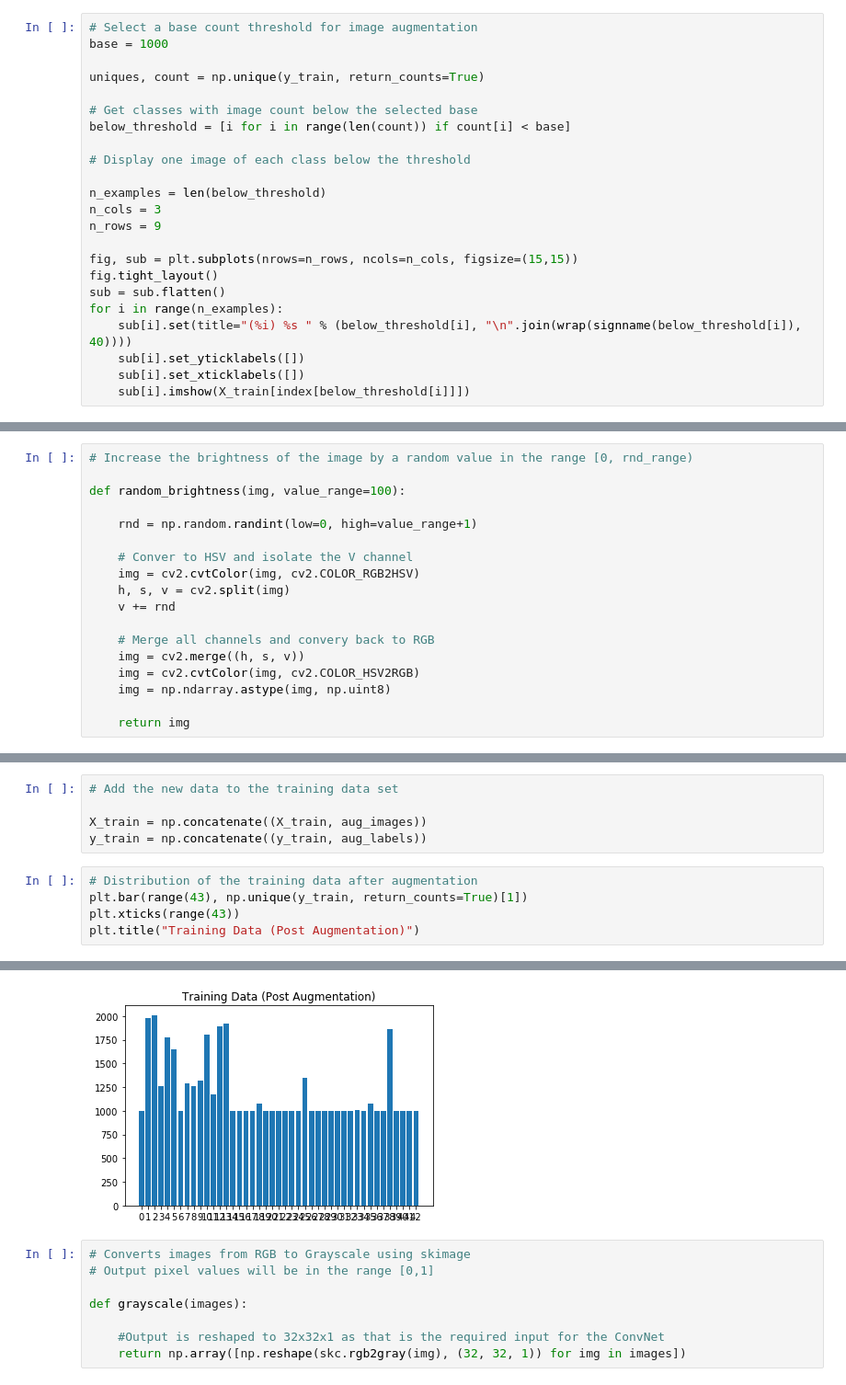
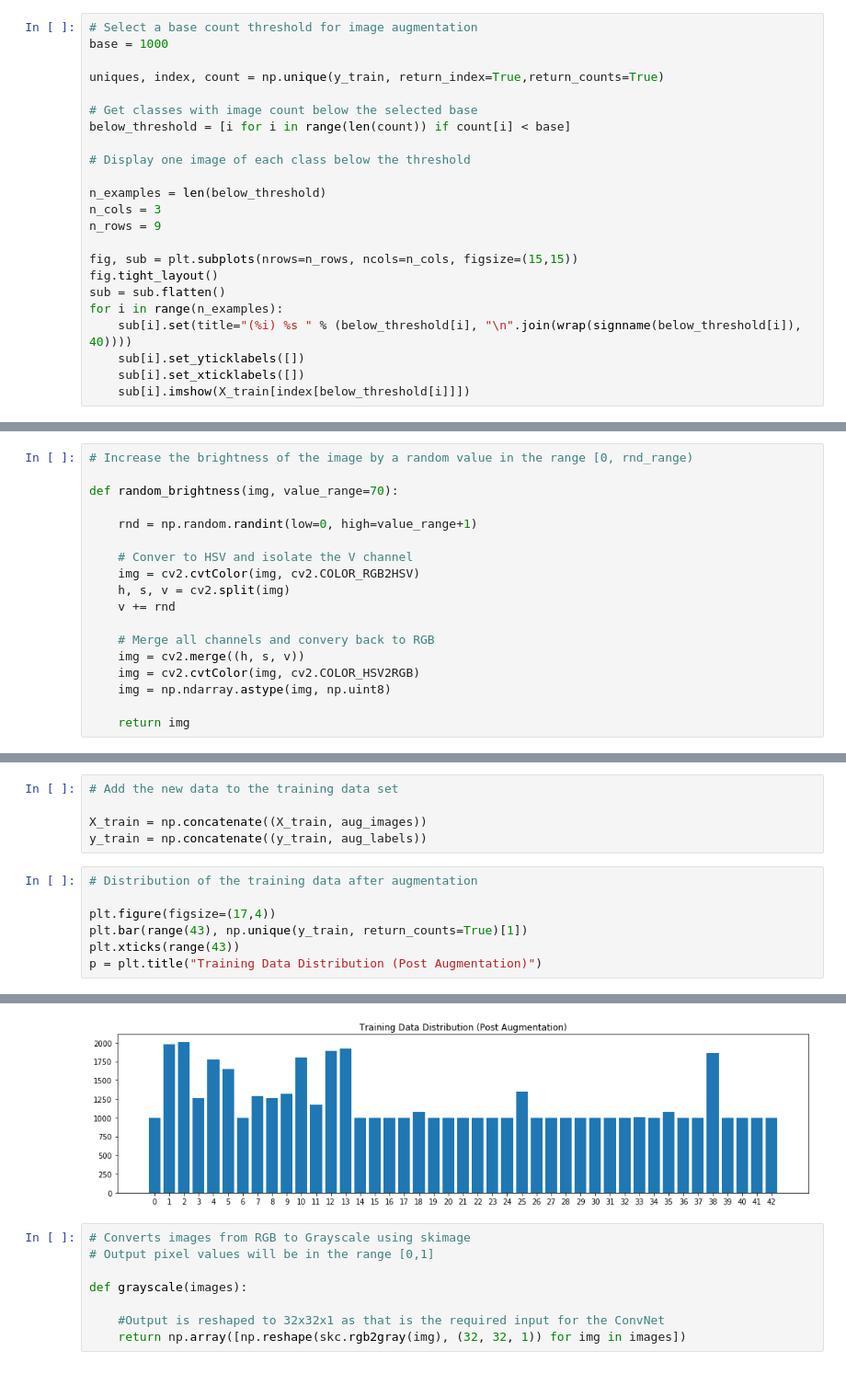
Before and after one commit to nins-k/CarND-Traffic-Sign-Classifier-Project, a Jupyter notebook: Traffic_Sign_Classifier.ipynb, the cells around one changed output, grey strips where cells are left out. Shown at 92% size. Saved outputs shown, nothing was run; the diff lists cells and outputs as text.

```diff
--- a/Traffic_Sign_Classifier.ipynb
+++ b/Traffic_Sign_Classifier.ipynb
@@ -157,7 +156,7 @@ valid_title = h_valid.set_title("Validation Data")
 # Select a base count threshold for image augmentation
 base = 1000
 
-uniques, count = np.unique(y_train, return_counts=True)
+uniques, index, count = np.unique(y_train, return_index=True,return_counts=True)
 
 # Get classes with image count below the selected base
 below_threshold = [i for i in range(len(count)) if count[i] < base]
@@ -208,7 +207,7 @@ Use the code cell (or multiple code cells, if necessary) to implement the first
 # %%
 # Increase the brightness of the image by a random value in the range [0, rnd_range)
 
-def random_brightness(img, value_range=100):
+def random_brightness(img, value_range=70):
 
     rnd = np.random.randint(low=0, high=value_range+1)
 
@@ -304,7 +303,9 @@ X_train = np.concatenate((X_train, aug_images))
 y_train = np.concatenate((y_train, aug_labels))
 # %%
 # Distribution of the training data after augmentation
+
+plt.figure(figsize=(17,4))
 plt.bar(range(43), np.unique(y_train, return_counts=True)[1])
 plt.xticks(range(43))
-plt.title("Training Data (Post Augmentation)")
+p = plt.title("Training Data Distribution (Post Augmentation)")
 # %% [output]
@@ -312,4 +312,4 @@ plt.title("Training Data (Post Augmentation)")
-[figure, old version]
+[figure, new version]
 # %%
 # Converts images from RGB to Grayscale using skimage
 # Output pixel values will be in the range [0,1]
```
Also changed, not shown: parts of 10 cells of this notebook, 4 other files.
